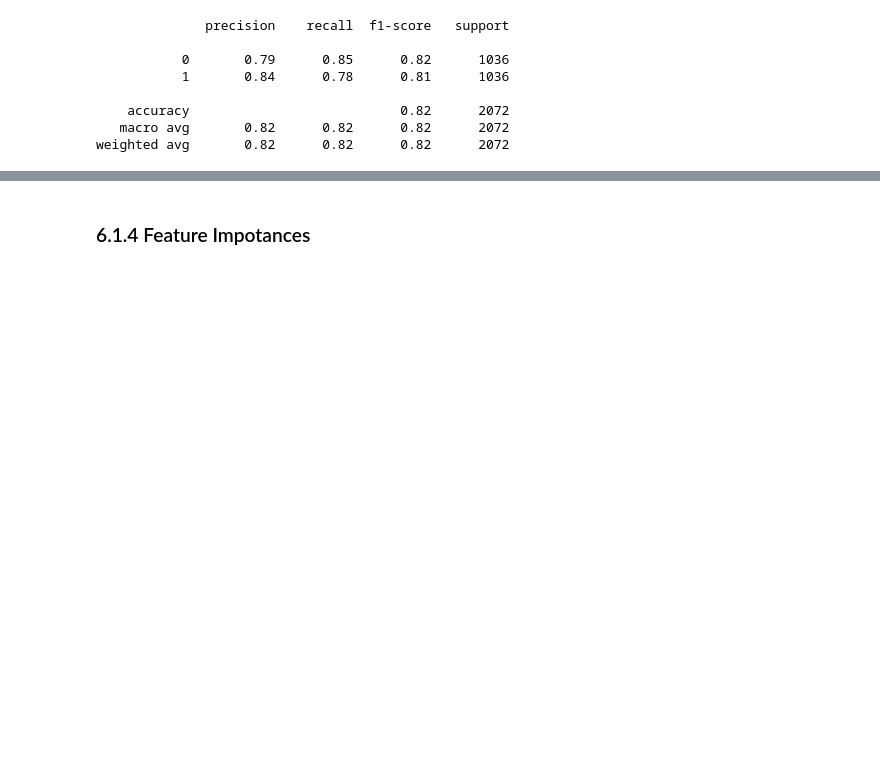
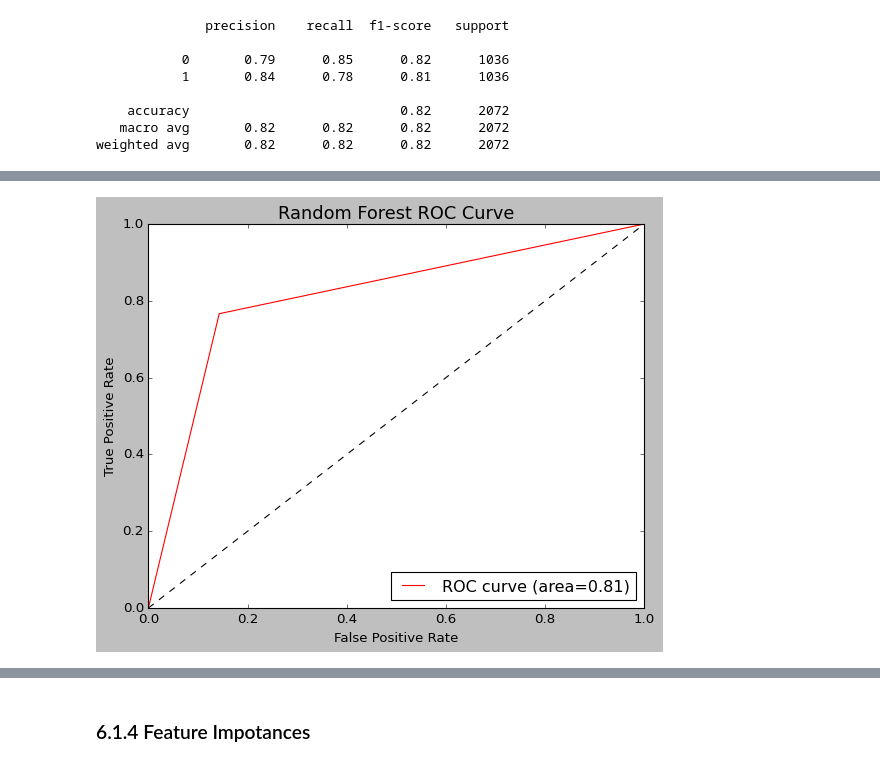
Before and after one commit to NabilahSharfina/TELCO-CUSTOMER-CHURN, a Jupyter notebook: Churn_with_Random_Forest.ipynb, the cells around one changed output, grey strips where cells are left out. Cells and saved outputs as stored; diff of their text form; code cells hidden in the pictures; blank space fills up the shorter version.

```diff
--- a/Churn_with_Random_Forest.ipynb
+++ b/Churn_with_Random_Forest.ipynb
@@ -3323,0 +3507,13 @@ weighted avg       0.82      0.82      0.82      2072
+# %%
+fpr_rf, tpr_rf, thresholds = roc_curve(Y_smote_test, Y_test_gini, drop_intermediate = False)
+auc_score = metrics.roc_auc_score(Y_smote_test, Y_test_gini)
+
+plt.plot([0, 1], [0, 1], 'k--' )
+plt.plot(fpr_rf, tpr_rf, color = "r", label='ROC curve (area=%0.2f)' % auc_score)
+plt.xlabel('False Positive Rate')
+plt.ylabel('True Positive Rate')
+plt.title('Random Forest ROC Curve', fontsize=16)
+plt.legend(loc="lower right")
+plt.show();
+# %% [output]
+[figure, added]
```
Also changed, not shown: parts of 224 cells of this notebook.
